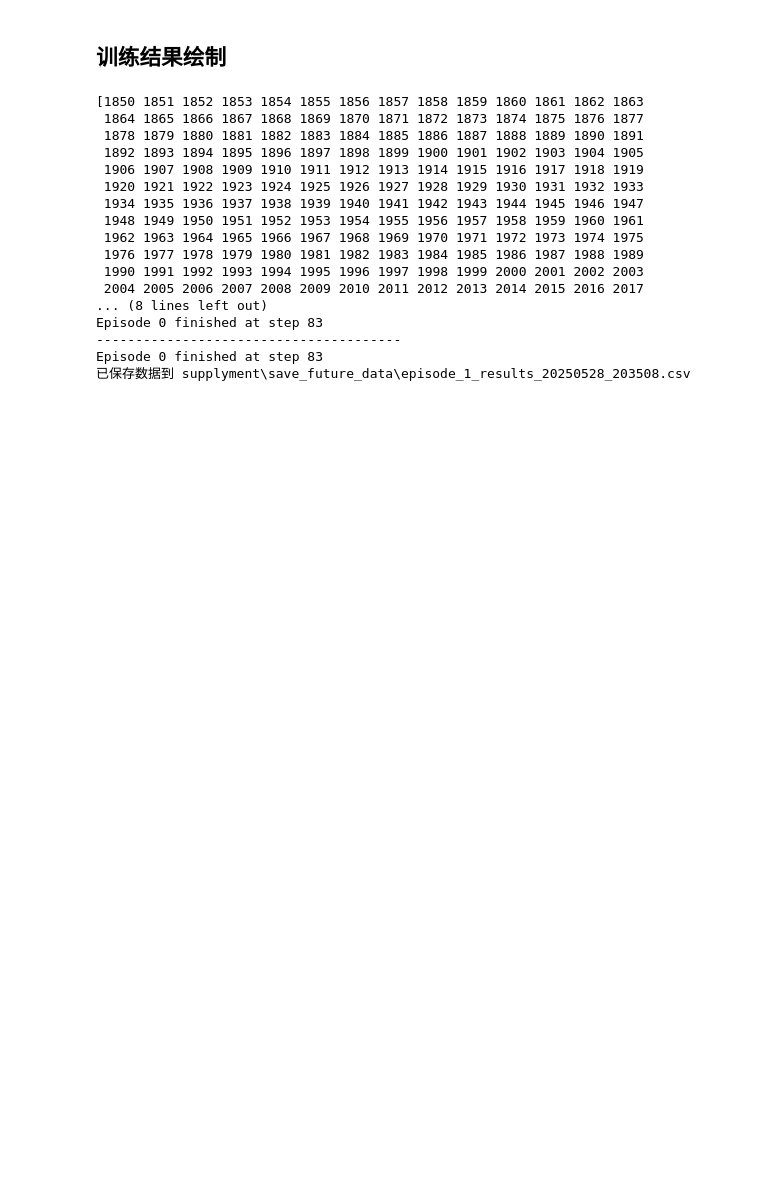
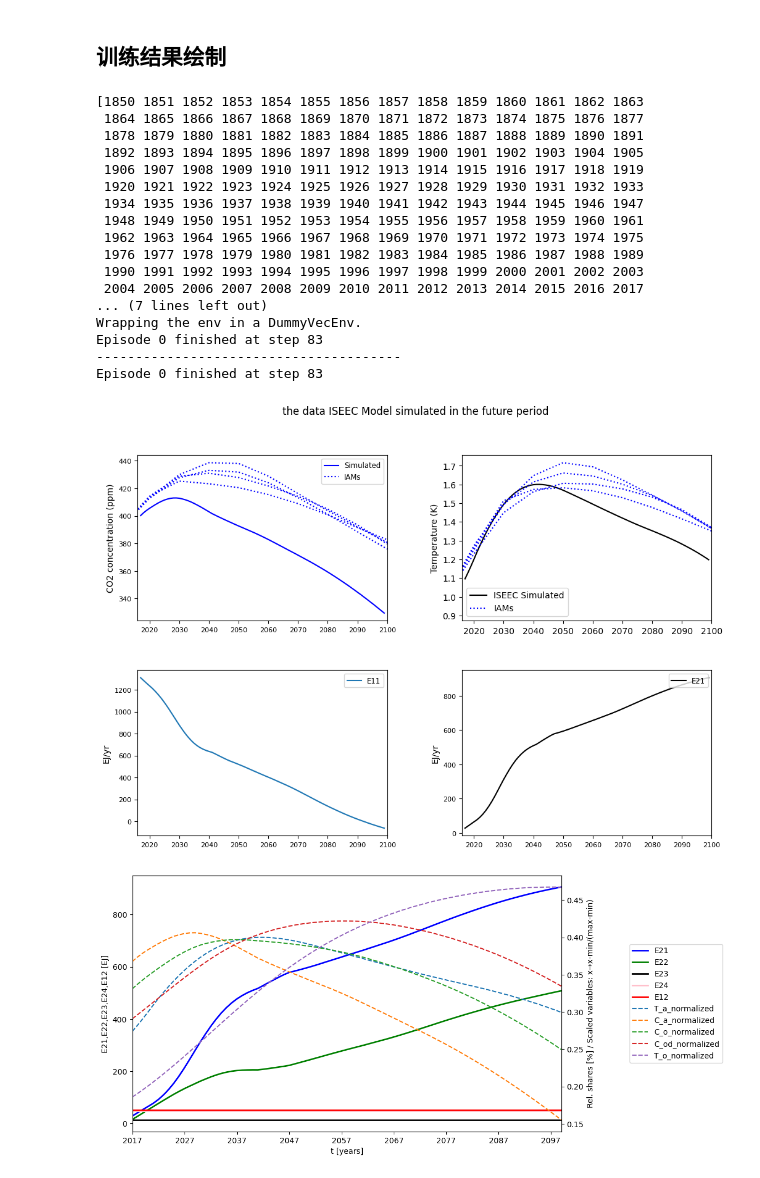
Before and after one commit to peter-kinger/climate-rl-optimizer, a Jupyter notebook: analysis_articles.ipynb, the cells around one changed output. Cells and saved outputs as stored; diff of their text form; code cells hidden in the pictures; blank space fills up the shorter version.

```diff
--- a/analysis_articles.ipynb
+++ b/analysis_articles.ipynb
@@ -122,6 +122,9 @@ import pandas as pd
 import datetime
 import numpy as np
 from matplotlib.gridspec import GridSpec
+import os
+import json
+import matplotlib.pyplot as plt
 
 # 指定对应的保存数据
 def save_future_data_analysis(total_action=None, env=None, total_state=None, total_reward=None, total_done=None):
@@ -549,36 +552,38 @@ for episode in range(1):
         total_state.append(obs)
         total_reward.append(reward)
         total_done.append(done)
 
         # # 打印每次运行结果
         # print(i + env.model_init_year)
         # print(f"当前奖励: {reward}")
         # print(f"累计奖励: {episode_reward}")
         # print(f"额外信息: {info}")
 
     print("---------------------------------------")
     print(f"Episode {episode} finished at step {i}")
 
     # 每次 episode 结束时保存数据
-    save_future_data_analysis(total_action=total_action, env=env,total_state=total_state, total_reward=total_reward, total_done=total_done)
-    # plot_state_analysis(total_action=total_action, total_state=total_state, env=env)
-    # plot_all_state_analysis(total_action=total_action, total_state=total_state)
-    # plot_action_analysis(total_action=total_action, total_state=total_state, env=env)
+    # save_future_data_analysis(total_action=total_action, env=env,total_state=total_state, total_reward=total_reward, total_done=total_done)
+    plot_state_analysis(total_action=total_action, total_state=total_state, env=env)
+    plot_all_state_analysis(total_action=total_action, total_state=total_state)
+    plot_action_analysis(total_action=total_action, total_state=total_state, env=env)
 # %% [output]
 [1850 1851 1852 1853 1854 1855 1856 1857 1858 1859 1860 1861 1862 1863
  1864 1865 1866 1867 1868 1869 1870 1871 1872 1873 1874 1875 1876 1877
  1878 1879 1880 1881 1882 1883 1884 1885 1886 1887 1888 1889 1890 1891
  1892 1893 1894 1895 1896 1897 1898 1899 1900 1901 1902 1903 1904 1905
  1906 1907 1908 1909 1910 1911 1912 1913 1914 1915 1916 1917 1918 1919
  1920 1921 1922 1923 1924 1925 1926 1927 1928 1929 1930 1931 1932 1933
  1934 1935 1936 1937 1938 1939 1940 1941 1942 1943 1944 1945 1946 1947
  1948 1949 1950 1951 1952 1953 1954 1955 1956 1957 1958 1959 1960 1961
  1962 1963 1964 1965 1966 1967 1968 1969 1970 1971 1972 1973 1974 1975
  1976 1977 1978 1979 1980 1981 1982 1983 1984 1985 1986 1987 1988 1989
  1990 1991 1992 1993 1994 1995 1996 1997 1998 1999 2000 2001 2002 2003
  2004 2005 2006 2007 2008 2009 2010 2011 2012 2013 2014 2015 2016 2017
-... (8 lines left out)
+... (7 lines left out)
+Wrapping the env in a DummyVecEnv.
 Episode 0 finished at step 83
 ---------------------------------------
 Episode 0 finished at step 83
-已保存数据到 supplyment\save_future_data\episode_1_results_20250528_203508.csv
+[figure, added]
+[figure, added]
```
Also changed, not shown: parts of 2 cells of this notebook, 35 other files.
